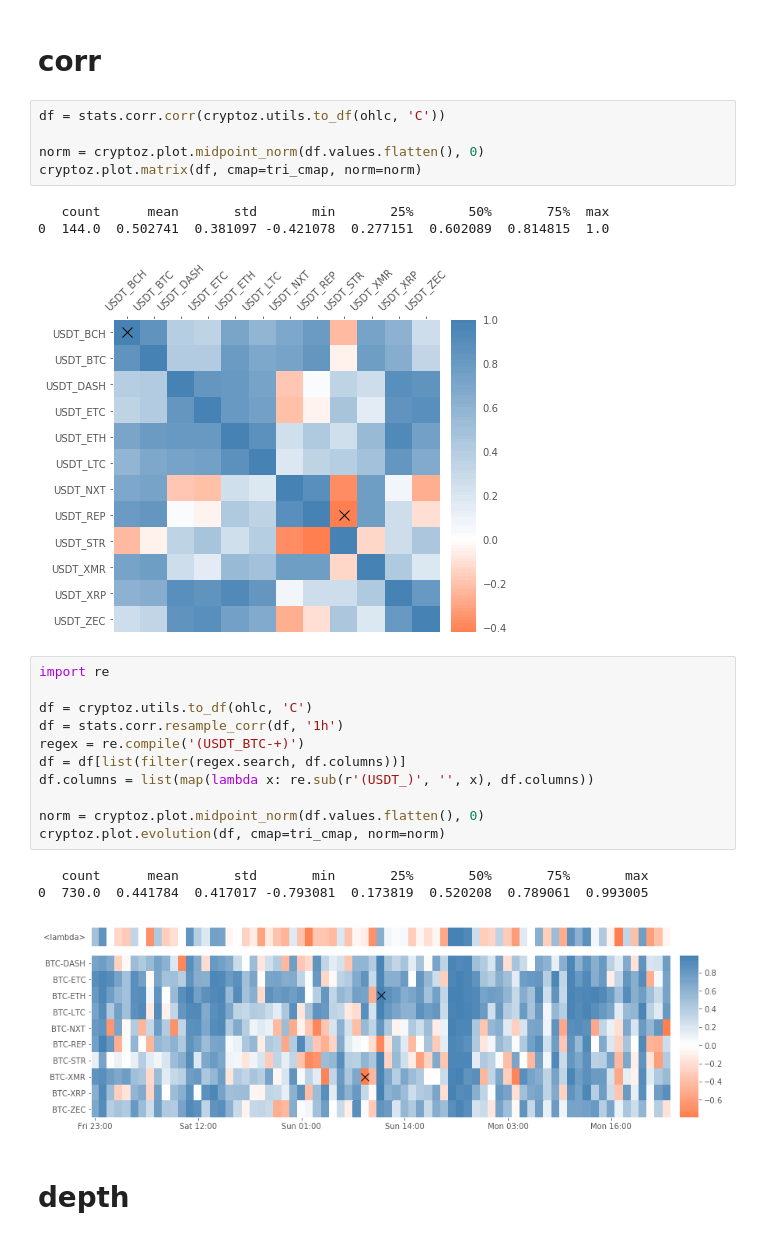
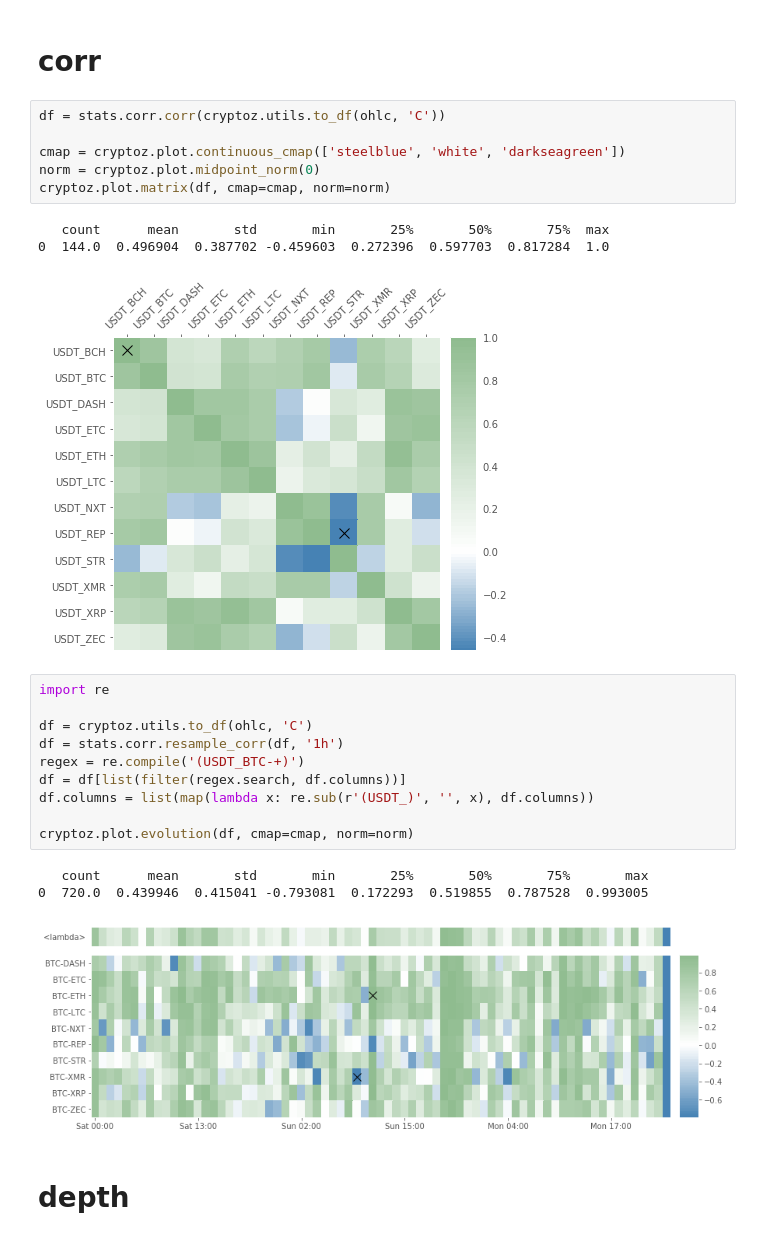
Before and after one commit to Sahanduiuc/cryptoz, a Jupyter notebook: Workbook.ipynb, the cells around one changed output. Cells and saved outputs as stored; diff of their text form.

```diff
--- a/Workbook.ipynb
+++ b/Workbook.ipynb
@@ -134,27 +120,27 @@ cryptoz.utils.describe_df(df)
 # %%
 df = stats.corr.corr(cryptoz.utils.to_df(ohlc, 'C'))
 
-norm = cryptoz.plot.midpoint_norm(df.values.flatten(), 0)
-cryptoz.plot.matrix(df, cmap=tri_cmap, norm=norm)
+cmap = cryptoz.plot.continuous_cmap(['steelblue', 'white', 'darkseagreen'])
+norm = cryptoz.plot.midpoint_norm(0)
+cryptoz.plot.matrix(df, cmap=cmap, norm=norm)
 # %% [output]
    count      mean       std       min       25%       50%       75%  max
-0  144.0  0.502741  0.381097 -0.421078  0.277151  0.602089  0.814815  1.0
+0  144.0  0.496904  0.387702 -0.459603  0.272396  0.597703  0.817284  1.0
-[figure, old version]
+[figure, new version]
 # %%
 import re
 
 df = cryptoz.utils.to_df(ohlc, 'C')
 df = stats.corr.resample_corr(df, '1h')
 regex = re.compile('(USDT_BTC-+)')
 df = df[list(filter(regex.search, df.columns))]
 df.columns = list(map(lambda x: re.sub(r'(USDT_)', '', x), df.columns))
 
-norm = cryptoz.plot.midpoint_norm(df.values.flatten(), 0)
-cryptoz.plot.evolution(df, cmap=tri_cmap, norm=norm)
+cryptoz.plot.evolution(df, cmap=cmap, norm=norm)
 # %% [output]
    count      mean       std       min       25%       50%       75%       max
-0  730.0  0.441784  0.417017 -0.793081  0.173819  0.520208  0.789061  0.993005
+0  720.0  0.439946  0.415041 -0.793081  0.172293  0.519855  0.787528  0.993005
-[figure, old version]
+[figure, new version]
 # %% [markdown]
 # depth
 # %%
```
Also changed, not shown: parts of 15 cells of this notebook, 1 other file.
